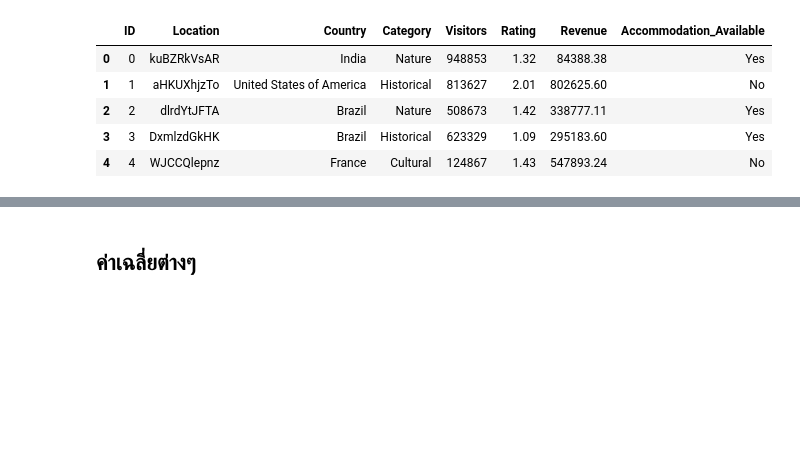
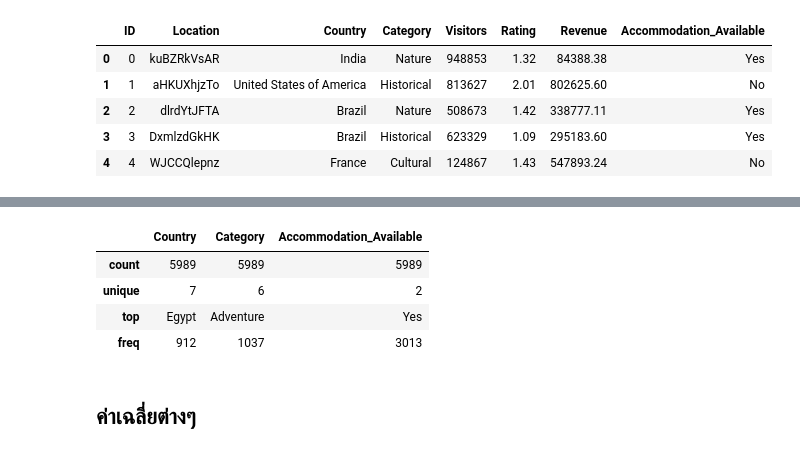
Before and after one commit to Mirai-Kuma/DSProject, a Jupyter notebook: Tourism_REAL.ipynb, the cells around one changed output, grey strips where cells are left out. Cells and saved outputs as stored; diff of their text form; code cells hidden in the pictures; blank space fills up the shorter version.

```diff
--- a/Tourism_REAL.ipynb
+++ b/Tourism_REAL.ipynb
@@ -70,3 +130,11 @@ tour.head()
+# %%
+tour.describe(include='object').drop(columns=['Location'])
+# %% [output]
+|  | Country | Category | Accommodation_Available |
+| count | 5989 | 5989 | 5989 |
+| unique | 7 | 6 | 2 |
+| top | Egypt | Adventure | Yes |
+| freq | 912 | 1037 | 3013 |
 # %% [markdown]
 ## ค่าเฉลี่ยต่างๆ
 # %%
```
Also changed, not shown: parts of 16 cells of this notebook.
